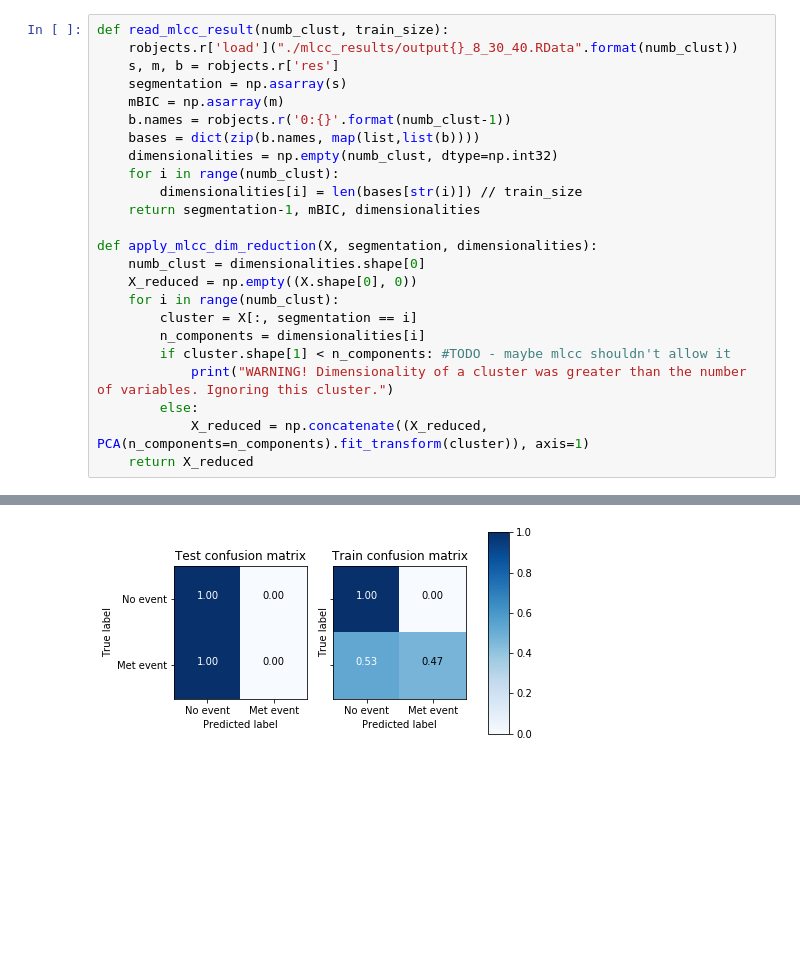
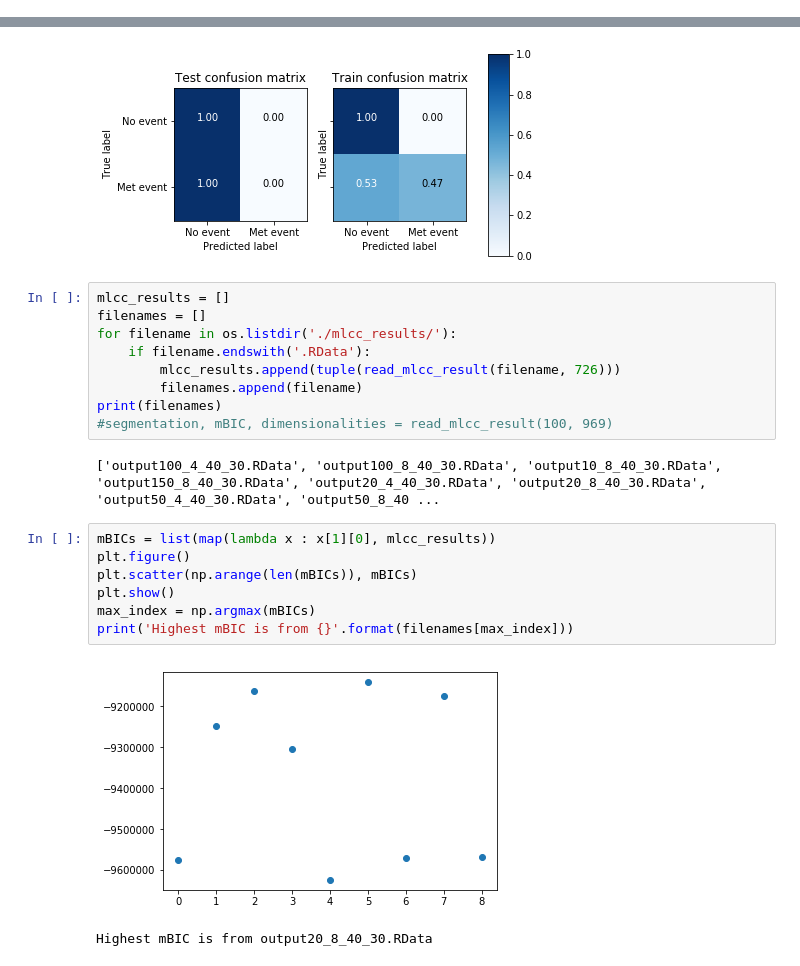
Before and after one commit to sjwilczynski/geneExpr, a Jupyter notebook: Exploration.ipynb, the cells around one changed output, grey strips where cells are left out. Drawn from its saved outputs; the diff is of its cells as text; blank space fills up the shorter version.

```diff
--- a/Exploration.ipynb
+++ b/Exploration.ipynb
@@ -70,26 +36,2 @@ X_std_test = standarizer.transform(X_test)
 Train and test sizes: (726, 12179) (243, 12179)
 (1, 0) labels count in train test: (289, 437) (104, 139)
-# %%
-def read_mlcc_result(numb_clust, train_size):
-    robjects.r['load']("./mlcc_results/output{}_8_30_40.RData".format(numb_clust))
-    s, m, b = robjects.r['res']
-    segmentation = np.asarray(s)
-    mBIC = np.asarray(m)
-    b.names = robjects.r('0:{}'.format(numb_clust-1))
-    bases = dict(zip(b.names, map(list,list(b))))
-    dimensionalities = np.empty(numb_clust, dtype=np.int32)
-    for i in range(numb_clust):
-        dimensionalities[i] = len(bases[str(i)]) // train_size
-    return segmentation-1, mBIC, dimensionalities
-
-def apply_mlcc_dim_reduction(X, segmentation, dimensionalities):
-    numb_clust = dimensionalities.shape[0]
-    X_reduced = np.empty((X.shape[0], 0))
-    for i in range(numb_clust):
-        cluster = X[:, segmentation == i]
-        n_components = dimensionalities[i]
-        if cluster.shape[1] < n_components: #TODO - maybe mlcc shouldn't allow it
-            print("WARNING! Dimensionality of a cluster was greater than the number of variables. Ignoring this cluster.")
-        else:
-            X_reduced = np.concatenate((X_reduced, PCA(n_components=n_components).fit_transform(cluster)), axis=1)
-    return X_reduced
@@ -185,3 +92,24 @@ Train and test scores: 0.7796143250688705 0.6255144032921811
 [figure]
 Train and test scores: 0.7892561983471075 0.5720164609053497
 [figure]
+# %%
+mlcc_results = []
+filenames = []
+for filename in os.listdir('./mlcc_results/'):
+    if filename.endswith('.RData'):
+        mlcc_results.append(tuple(read_mlcc_result(filename, 726)))
+        filenames.append(filename)
+print(filenames)
+#segmentation, mBIC, dimensionalities = read_mlcc_result(100, 969)
+# %% [output]
+['output100_4_40_30.RData', 'output100_8_40_30.RData', 'output10_8_40_30.RData', 'output150_8_40_30.RData', 'output20_4_40_30.RData', 'output20_8_40_30.RData', 'output50_4_40_30.RData', 'output50_8_40 ...
+# %%
+mBICs = list(map(lambda x : x[1][0], mlcc_results))
+plt.figure()
+plt.scatter(np.arange(len(mBICs)), mBICs)
+plt.show()
+max_index = np.argmax(mBICs)
+print('Highest mBIC is from {}'.format(filenames[max_index]))
+# %% [output]
+[figure, added]
+Highest mBIC is from output20_8_40_30.RData
```
Also changed, not shown: parts of 10 cells of this notebook, 4 other files.
